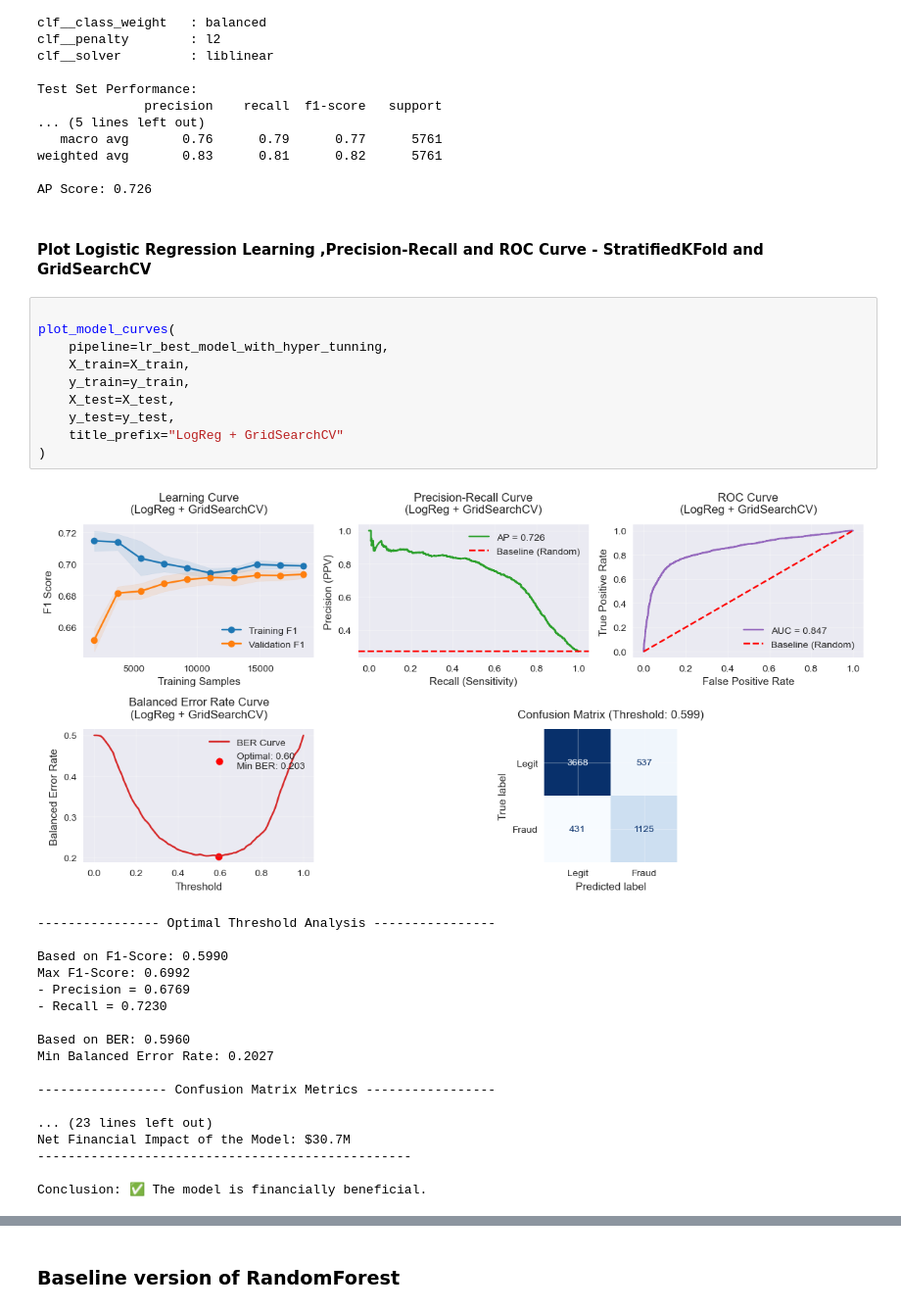
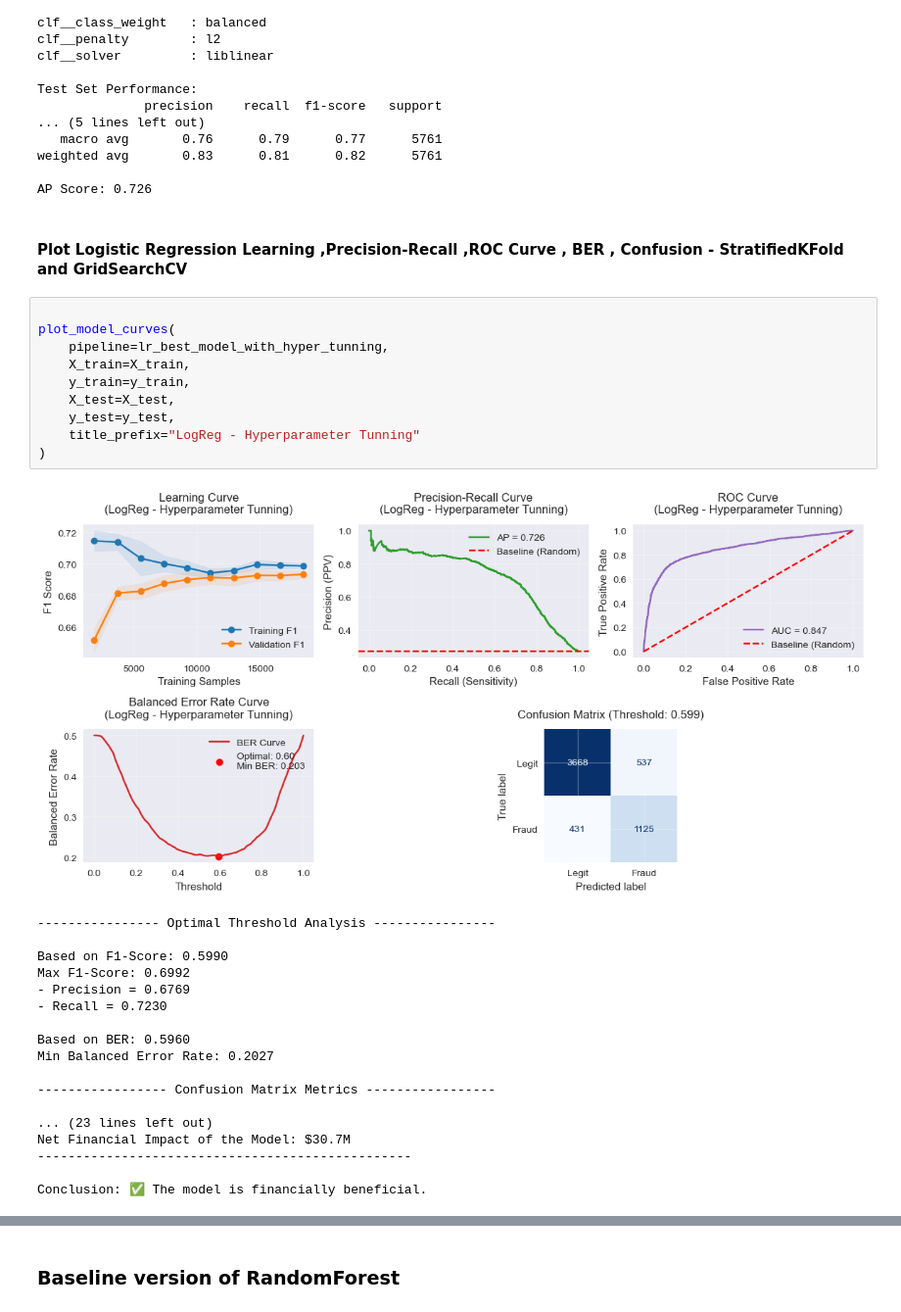
Before and after one commit to sumeetraheja/uol-module2-insurance, a Jupyter notebook: Assessment-cost-added.ipynb, the cells around one changed output, grey strips where cells are left out. Shown at 98% size. Drawn from its saved outputs; the diff is of its cells as text.

```diff
--- a/Assessment-cost-added.ipynb
+++ b/Assessment-cost-added.ipynb
@@ -1757,19 +1819,19 @@ weighted avg       0.83      0.81      0.82      5761
 
 AP Score: 0.726
 # %% [markdown]
-#### Plot Logistic Regression Learning ,Precision-Recall and ROC Curve - StratifiedKFold and GridSearchCV
+#### Plot Logistic Regression Learning ,Precision-Recall ,ROC Curve , BER , Confusion - StratifiedKFold and GridSearchCV
 # %%
 
 plot_model_curves(
     pipeline=lr_best_model_with_hyper_tunning,
     X_train=X_train,
     y_train=y_train,
     X_test=X_test,
     y_test=y_test,
-    title_prefix="LogReg + GridSearchCV"
+    title_prefix="LogReg - Hyperparameter Tunning"
 )
 # %% [output]
-[figure, old version]
+[figure, new version]
 ---------------- Optimal Threshold Analysis ----------------
 
 Based on F1-Score: 0.5990
```
Also changed, not shown: parts of 8 cells of this notebook.
